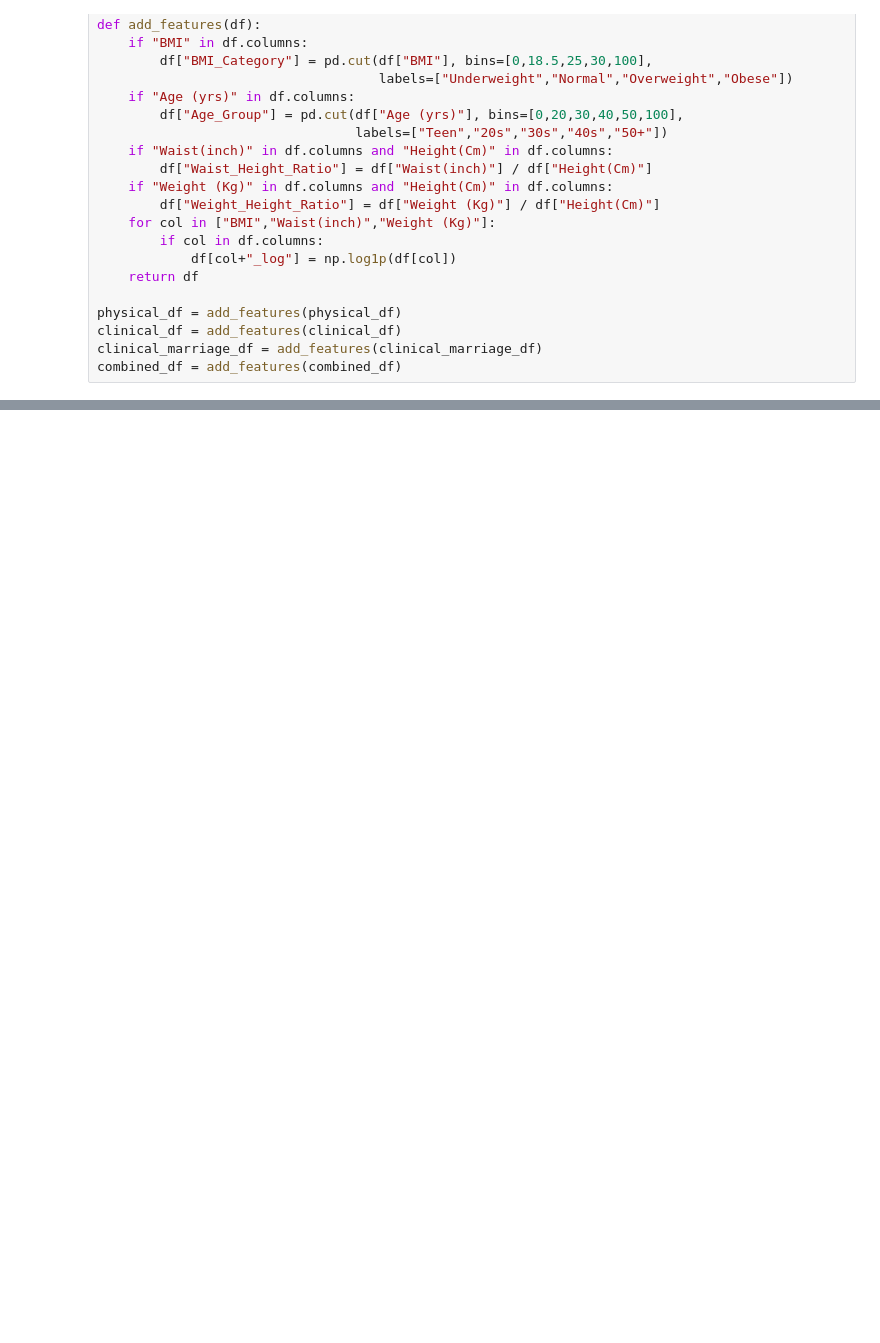
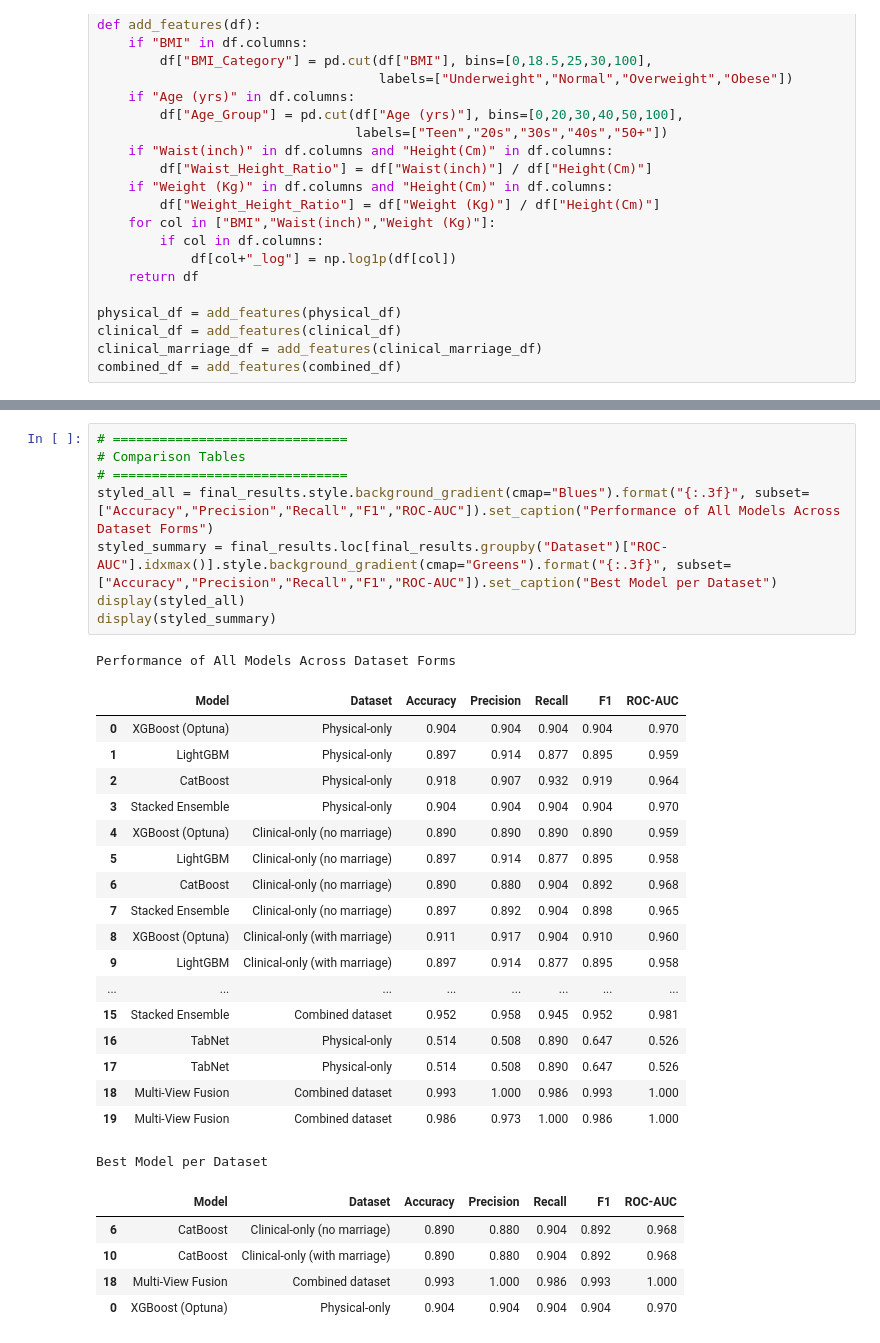
Before and after one commit to Yashikagoyal2105/ai-research-hub, a Jupyter notebook: early-pcos-risk-detection.ipynb, the cells around one changed output, grey strips where cells are left out. Drawn from its saved outputs; the diff is of its cells as text; blank space fills up the shorter version.

```diff
--- a/early-pcos-risk-detection.ipynb
+++ b/early-pcos-risk-detection.ipynb
@@ -970,0 +475,33 @@ plt.show()
+# %%
+# ==============================
+# Comparison Tables
+# ==============================
+styled_all = final_results.style.background_gradient(cmap="Blues").format("{:.3f}", subset=["Accuracy","Precision","Recall","F1","ROC-AUC"]).set_caption("Performance of All Models Across Dataset Forms")
+styled_summary = final_results.loc[final_results.groupby("Dataset")["ROC-AUC"].idxmax()].style.background_gradient(cmap="Greens").format("{:.3f}", subset=["Accuracy","Precision","Recall","F1","ROC-AUC"]).set_caption("Best Model per Dataset")
+display(styled_all)
+display(styled_summary)
+# %% [output]
+Performance of All Models Across Dataset Forms
+|  | Model | Dataset | Accuracy | Precision | Recall | F1 | ROC-AUC |
+| 0 | XGBoost (Optuna) | Physical-only | 0.904 | 0.904 | 0.904 | 0.904 | 0.970 |
+| 1 | LightGBM | Physical-only | 0.897 | 0.914 | 0.877 | 0.895 | 0.959 |
+| 2 | CatBoost | Physical-only | 0.918 | 0.907 | 0.932 | 0.919 | 0.964 |
+| 3 | Stacked Ensemble | Physical-only | 0.904 | 0.904 | 0.904 | 0.904 | 0.970 |
+| 4 | XGBoost (Optuna) | Clinical-only (no marriage) | 0.890 | 0.890 | 0.890 | 0.890 | 0.959 |
+| 5 | LightGBM | Clinical-only (no marriage) | 0.897 | 0.914 | 0.877 | 0.895 | 0.958 |
+| 6 | CatBoost | Clinical-only (no marriage) | 0.890 | 0.880 | 0.904 | 0.892 | 0.968 |
+| 7 | Stacked Ensemble | Clinical-only (no marriage) | 0.897 | 0.892 | 0.904 | 0.898 | 0.965 |
+| 8 | XGBoost (Optuna) | Clinical-only (with marriage) | 0.911 | 0.917 | 0.904 | 0.910 | 0.960 |
+| 9 | LightGBM | Clinical-only (with marriage) | 0.897 | 0.914 | 0.877 | 0.895 | 0.958 |
+| ... | ... | ... | ... | ... | ... | ... | ... |
+| 15 | Stacked Ensemble | Combined dataset | 0.952 | 0.958 | 0.945 | 0.952 | 0.981 |
+| 16 | TabNet | Physical-only | 0.514 | 0.508 | 0.890 | 0.647 | 0.526 |
+| 17 | TabNet | Physical-only | 0.514 | 0.508 | 0.890 | 0.647 | 0.526 |
+| 18 | Multi-View Fusion | Combined dataset | 0.993 | 1.000 | 0.986 | 0.993 | 1.000 |
+| 19 | Multi-View Fusion | Combined dataset | 0.986 | 0.973 | 1.000 | 0.986 | 1.000 |
+Best Model per Dataset
+|  | Model | Dataset | Accuracy | Precision | Recall | F1 | ROC-AUC |
+| 6 | CatBoost | Clinical-only (no marriage) | 0.890 | 0.880 | 0.904 | 0.892 | 0.968 |
+| 10 | CatBoost | Clinical-only (with marriage) | 0.890 | 0.880 | 0.904 | 0.892 | 0.968 |
+| 18 | Multi-View Fusion | Combined dataset | 0.993 | 1.000 | 0.986 | 0.993 | 1.000 |
+| 0 | XGBoost (Optuna) | Physical-only | 0.904 | 0.904 | 0.904 | 0.904 | 0.970 |
```
Also changed, not shown: parts of 42 cells of this notebook.
